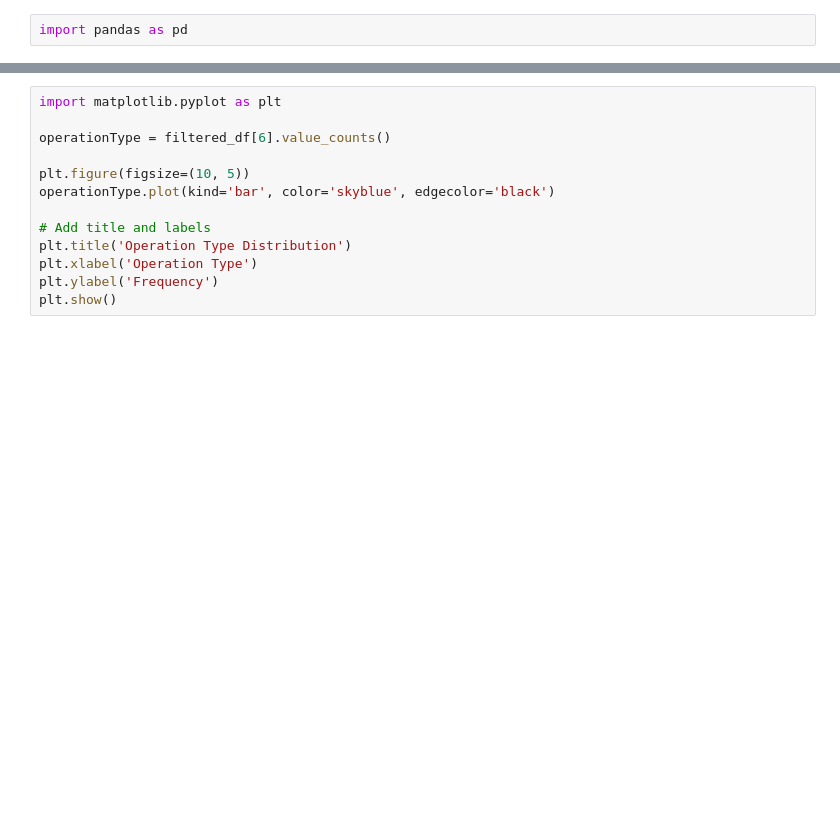
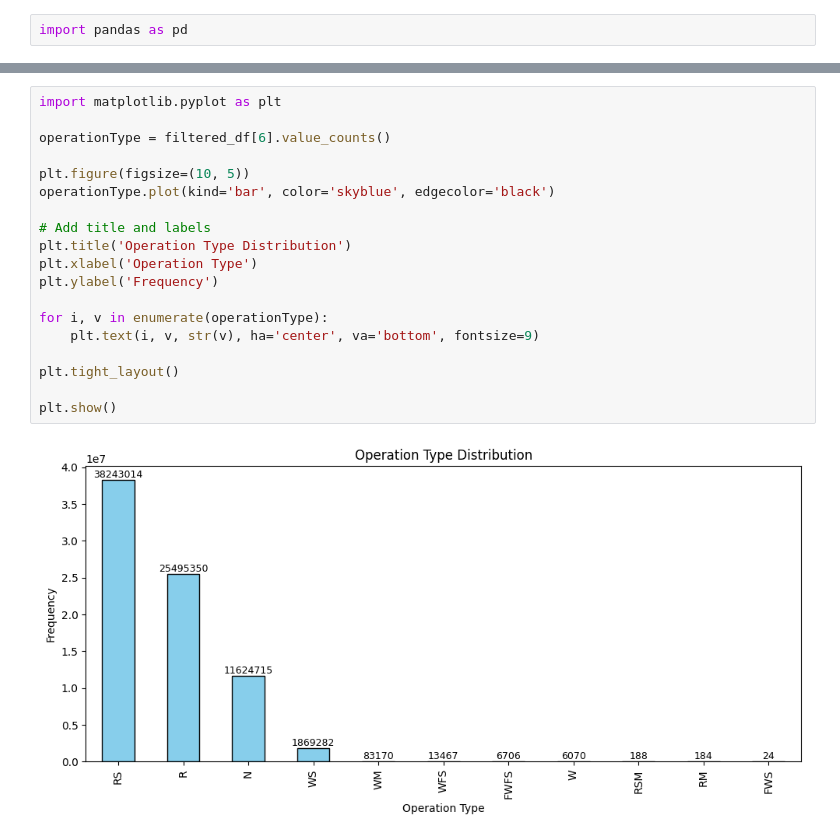
Before and after one commit to bithabib/trace-analysis, a Jupyter notebook: YCSB_RocksDB_SSD_analysis.ipynb, the cells around one changed output, grey strips where cells are left out. Saved outputs shown, nothing was run; the diff lists cells and outputs as text; blank space fills up the shorter version.

```diff
--- a/YCSB_RocksDB_SSD_analysis.ipynb
+++ b/YCSB_RocksDB_SSD_analysis.ipynb
@@ -22,13 +29,21 @@ print(filtered_df.head())
 # %%
 import matplotlib.pyplot as plt
 
 operationType = filtered_df[6].value_counts()
 
 plt.figure(figsize=(10, 5))
 operationType.plot(kind='bar', color='skyblue', edgecolor='black')
 
 # Add title and labels
 plt.title('Operation Type Distribution')
 plt.xlabel('Operation Type')
 plt.ylabel('Frequency')
+
+for i, v in enumerate(operationType):
+    plt.text(i, v, str(v), ha='center', va='bottom', fontsize=9)
+
+plt.tight_layout()
+
 plt.show()
+# %% [output]
+[figure, added]
```
Also changed, not shown: parts of 1 cell of this notebook, 1 other file.
